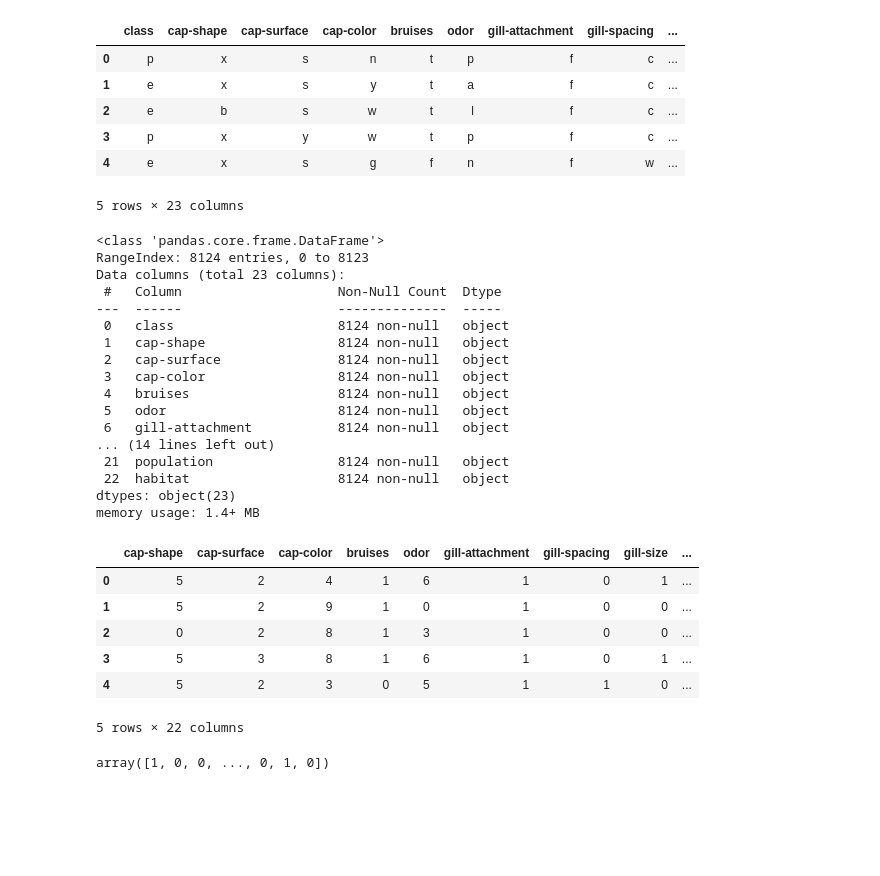
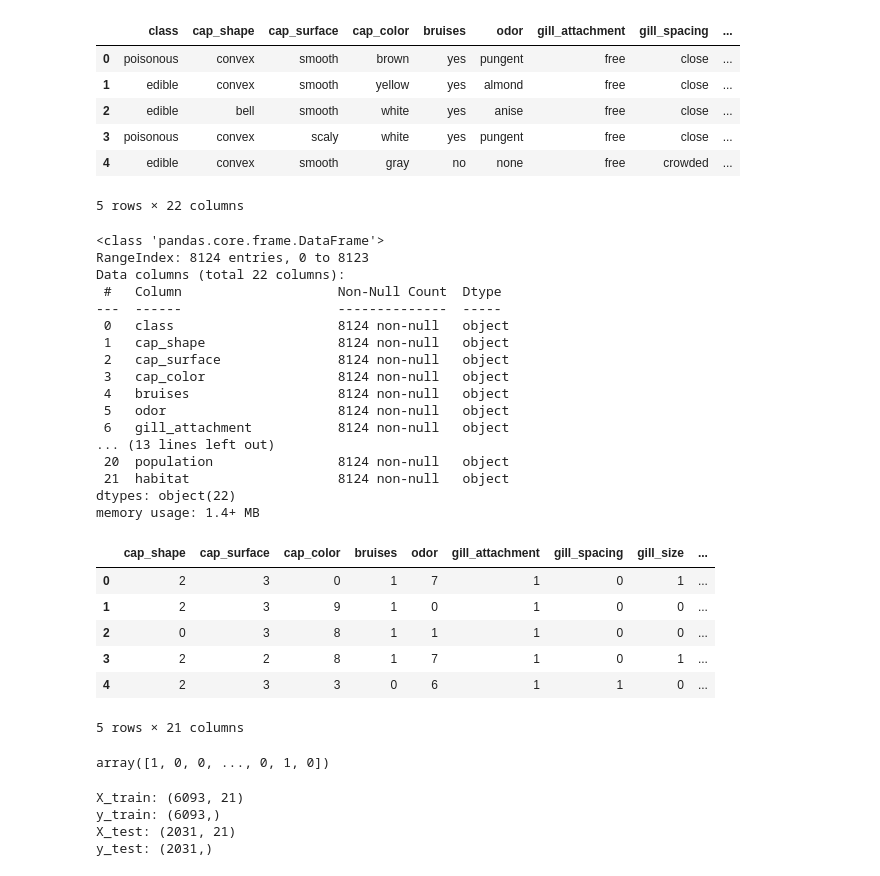
Before and after one commit to binay94/Mushroom_Classifier, a Jupyter notebook: Notebook/model_training.ipynb, the cells around one changed output. Cells and saved outputs as stored; diff of their text form; code cells hidden in the pictures; blank space fills up the shorter version.

```diff
--- a/Notebook/model_training.ipynb
+++ b/Notebook/model_training.ipynb
@@ -17,36 +17,36 @@ import warnings
 warnings.filterwarnings('ignore')
 # %%
 # Data Ingestion
-data = pd.read_csv("mushrooms.csv")
+data = pd.read_csv("mushrooms_data.csv")
 data.head()
 # %% [output]
-|  | class | cap-shape | cap-surface | cap-color | bruises | odor | gill-attachment | gill-spacing | ... |
-| 0 | p | x | s | n | t | p | f | c | ... |
-| 1 | e | x | s | y | t | a | f | c | ... |
-| 2 | e | b | s | w | t | l | f | c | ... |
-| 3 | p | x | y | w | t | p | f | c | ... |
-| 4 | e | x | s | g | f | n | f | w | ... |
+|  | class | cap_shape | cap_surface | cap_color | bruises | odor | gill_attachment | gill_spacing | ... |
+| 0 | poisonous | convex | smooth | brown | yes | pungent | free | close | ... |
+| 1 | edible | convex | smooth | yellow | yes | almond | free | close | ... |
+| 2 | edible | bell | smooth | white | yes | anise | free | close | ... |
+| 3 | poisonous | convex | scaly | white | yes | pungent | free | close | ... |
+| 4 | edible | convex | smooth | gray | no | none | free | crowded | ... |
-5 rows × 23 columns
+5 rows × 22 columns
 # %%
 # Checking the dtype of Columns
 data.info()
 # %% [output]
 <class 'pandas.core.frame.DataFrame'>
 RangeIndex: 8124 entries, 0 to 8123
-Data columns (total 23 columns):
+Data columns (total 22 columns):
  #   Column                    Non-Null Count  Dtype
 ---  ------                    --------------  -----
  0   class                     8124 non-null   object
- 1   cap-shape                 8124 non-null   object
- 2   cap-surface               8124 non-null   object
- 3   cap-color                 8124 non-null   object
+ 1   cap_shape                 8124 non-null   object
+ 2   cap_surface               8124 non-null   object
+ 3   cap_color                 8124 non-null   object
  4   bruises                   8124 non-null   object
  5   odor                      8124 non-null   object
- 6   gill-attachment           8124 non-null   object
-... (14 lines left out)
- 21  population                8124 non-null   object
- 22  habitat                   8124 non-null   object
-dtypes: object(23)
+ 6   gill_attachment           8124 non-null   object
+... (13 lines left out)
+ 20  population                8124 non-null   object
+ 21  habitat                   8124 non-null   object
+dtypes: object(22)
 memory usage: 1.4+ MB
 # %%
 # create an instance of Label Encoder, One Hot Encode, Standard Scaler
@@ -65,13 +65,13 @@ y = le.fit_transform(y)
 # %%
 X.head()
 # %% [output]
-|  | cap-shape | cap-surface | cap-color | bruises | odor | gill-attachment | gill-spacing | gill-size | ... |
-| 0 | 5 | 2 | 4 | 1 | 6 | 1 | 0 | 1 | ... |
-| 1 | 5 | 2 | 9 | 1 | 0 | 1 | 0 | 0 | ... |
-| 2 | 0 | 2 | 8 | 1 | 3 | 1 | 0 | 0 | ... |
-| 3 | 5 | 3 | 8 | 1 | 6 | 1 | 0 | 1 | ... |
-| 4 | 5 | 2 | 3 | 0 | 5 | 1 | 1 | 0 | ... |
+|  | cap_shape | cap_surface | cap_color | bruises | odor | gill_attachment | gill_spacing | gill_size | ... |
+| 0 | 2 | 3 | 0 | 1 | 7 | 1 | 0 | 1 | ... |
+| 1 | 2 | 3 | 9 | 1 | 0 | 1 | 0 | 0 | ... |
+| 2 | 0 | 3 | 8 | 1 | 1 | 1 | 0 | 0 | ... |
+| 3 | 2 | 2 | 8 | 1 | 7 | 1 | 0 | 1 | ... |
+| 4 | 2 | 3 | 3 | 0 | 6 | 1 | 1 | 0 | ... |
-5 rows × 22 columns
+5 rows × 21 columns
 # %%
 y
 # %% [output]
@@ -102,0 +79,13 @@ print(f'Confusion Matrix:\n{results[best_model_name]["confusion_matrix"]}\n')
+# %%
+# divide the data into train and test set
+X_train, X_test, y_train, y_test = train_test_split(X, y, test_size=0.25, random_state=222)
+
+print("X_train:", X_train.shape)
+print("y_train:", y_train.shape)
+print("X_test:", X_test.shape)
+print("y_test:", y_test.shape)
+# %% [output]
+X_train: (6093, 21)
+y_train: (6093,)
+X_test: (2031, 21)
+y_test: (2031,)
```
Also changed, not shown: parts of 8 cells of this notebook, 2 other files.
